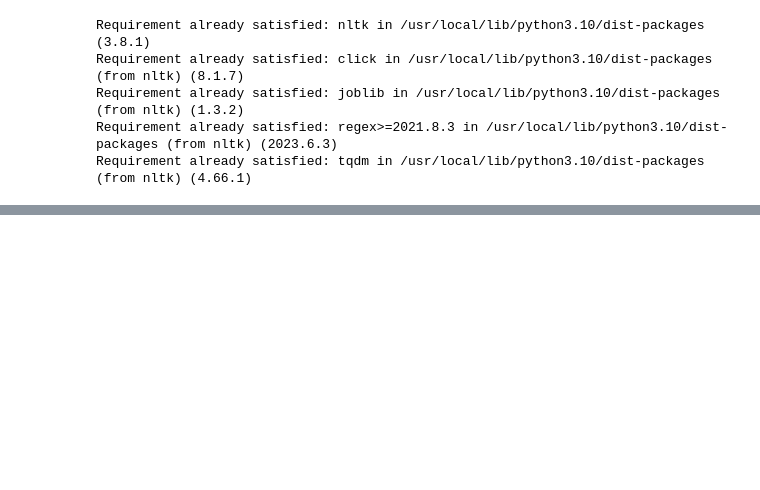
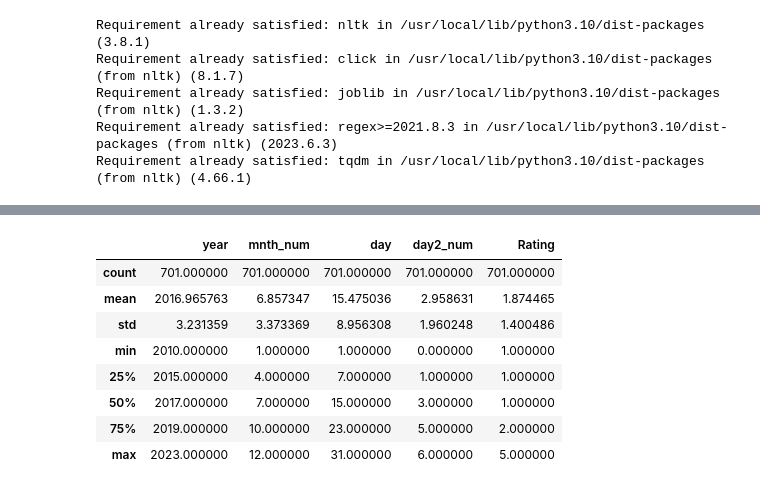
Before and after one commit to rich-hyun/Kuggle_9th_team_SAMTARBUCKS, a Jupyter notebook: 분류_프로젝트.ipynb, the cells around one changed output, grey strips where cells are left out. Saved outputs shown, nothing was run; the diff lists cells and outputs as text; code cells hidden in the pictures; blank space fills up the shorter version.

```diff
--- a/분류_프로젝트.ipynb
+++ b/분류_프로젝트.ipynb
@@ -10,0 +177,12 @@ Requirement already satisfied: tqdm in /usr/local/lib/python3.10/dist-packages (
+# %%
+df.describe()
+# %% [output]
+|  | year | mnth_num | day | day2_num | Rating |
+| count | 701.000000 | 701.000000 | 701.000000 | 701.000000 | 701.000000 |
+| mean | 2016.965763 | 6.857347 | 15.475036 | 2.958631 | 1.874465 |
+| std | 3.231359 | 3.373369 | 8.956308 | 1.960248 | 1.400486 |
+| min | 2010.000000 | 1.000000 | 1.000000 | 0.000000 | 1.000000 |
+| 25% | 2015.000000 | 4.000000 | 7.000000 | 1.000000 | 1.000000 |
+| 50% | 2017.000000 | 7.000000 | 15.000000 | 3.000000 | 1.000000 |
+| 75% | 2019.000000 | 10.000000 | 23.000000 | 5.000000 | 2.000000 |
+| max | 2023.000000 | 12.000000 | 31.000000 | 6.000000 | 5.000000 |
```
Also changed, not shown: parts of 12 cells of this notebook.
